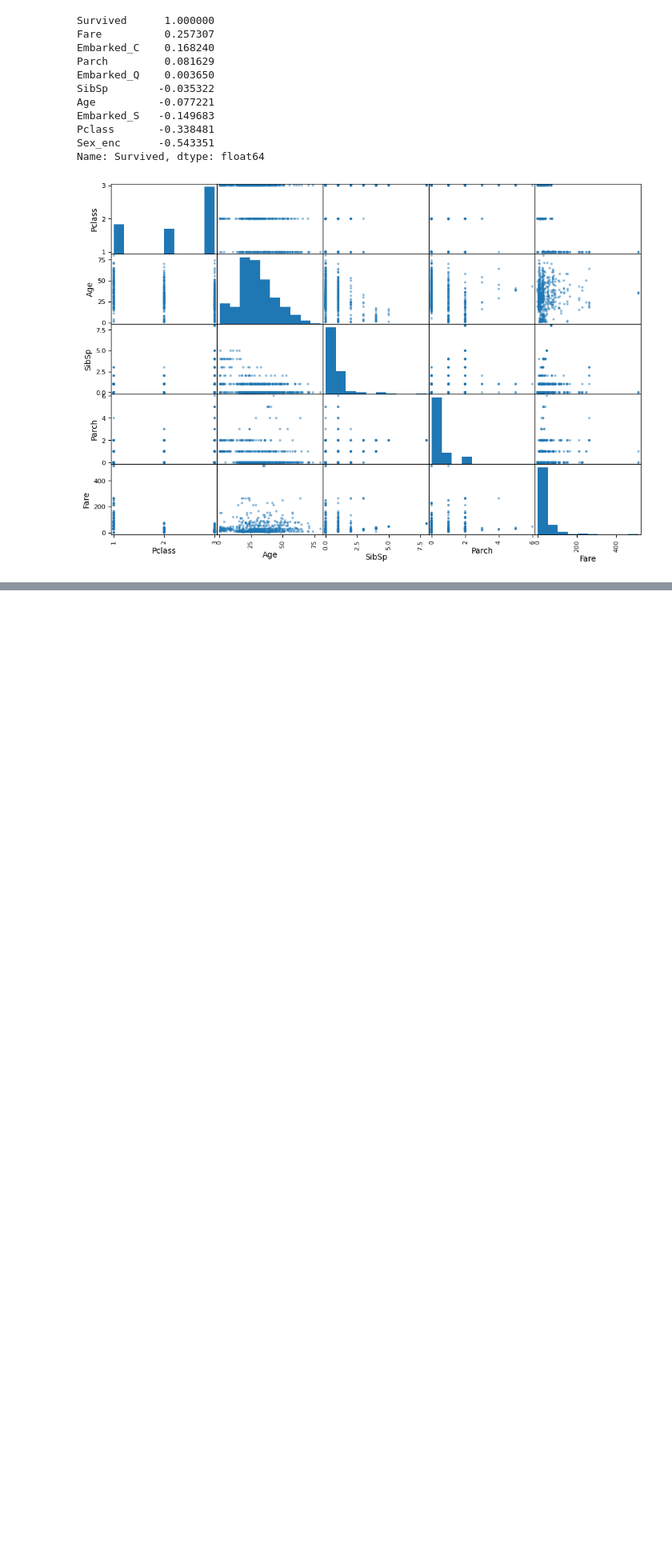
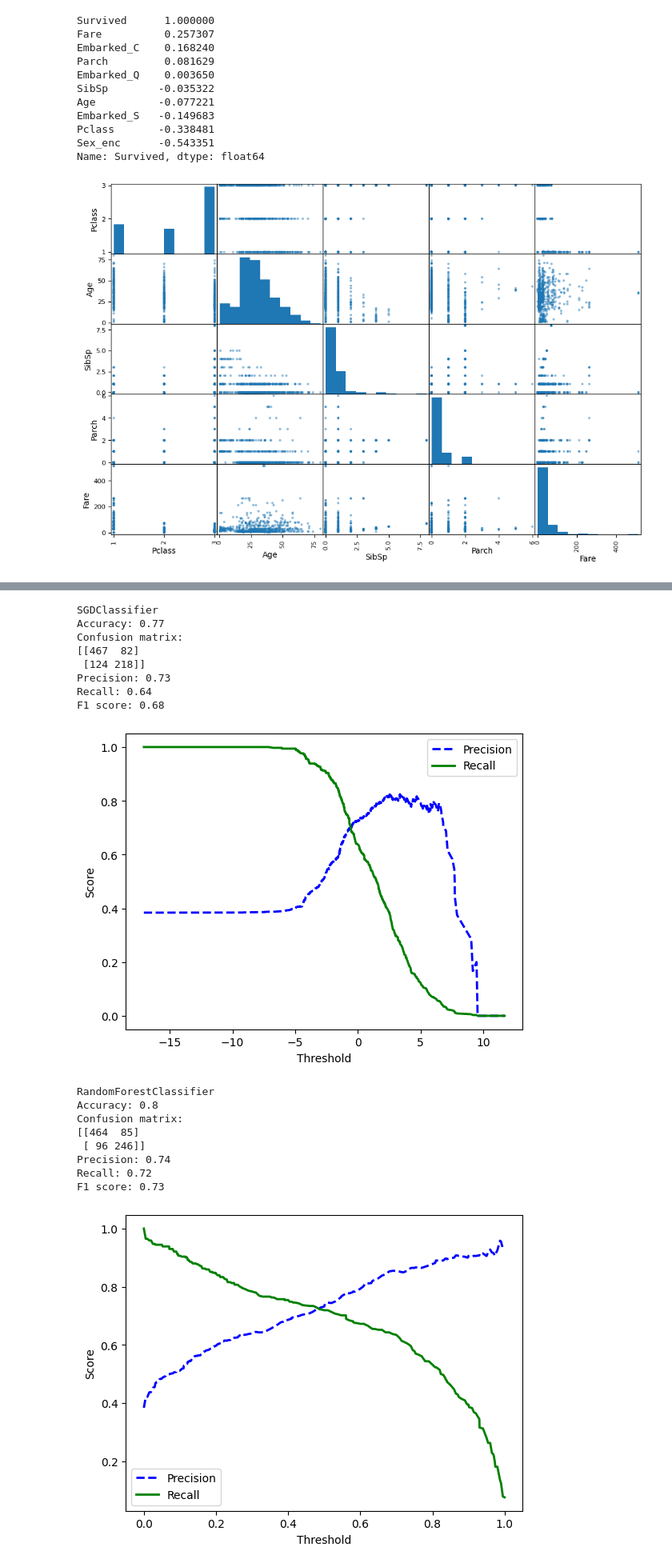
Before and after one commit to nfilipas/handson-ml3, a Jupyter notebook: exercises/chapter3.ipynb, the cells around one changed output, grey strips where cells are left out. Shown at 80% size. Drawn from its saved outputs; the diff is of its cells as text; code cells hidden in the pictures; blank space fills up the shorter version.

```diff
--- a/exercises/chapter3.ipynb
+++ b/exercises/chapter3.ipynb
@@ -233,3 +237,77 @@ X_train_prep.head()
 | 2 | -1.355574 | -0.482043 | -0.307562 | 0.615838 | 0.827377 | ... |
 | 3 | -1.355574 | -0.482043 | -0.307562 | 0.615838 | -1.566107 | ... |
 | 4 | 0.737695 | -0.482043 | -0.307562 | 0.615838 | 0.827377 | ... |
+# %%
+models = [SGDClassifier(random_state=42),
+          RandomForestClassifier(random_state=42)]
+precisions = {}
+recalls = {}
+thresholds = {}
+y_train_scores = {}
+
+for model in models:
+  model_pipeline = make_pipeline(preprocessing, model)
+  print(model.__class__.__name__)
+
+  y_train_pred = cross_val_predict(model_pipeline, X_train, y_train, cv=3)
+  print(f"Accuracy: {round(accuracy_score(y_train, y_train_pred), 2)}")
+  print(f"Confusion matrix:\n{confusion_matrix(y_train, y_train_pred)}")
+  print(f"Precision: {round(precision_score(y_train, y_train_pred), 2)}")
+  print(f"Recall: {round(recall_score(y_train, y_train_pred), 2)}")
+  print(f"F1 score: {round(f1_score(y_train, y_train_pred), 2)}")
+  print()
+
+  if isinstance(model, SGDClassifier):
+    y_train_scores[model] = cross_val_predict(model_pipeline, X_train, y_train,
+                                              cv=3, method="decision_function")
+  elif isinstance(model, RandomForestClassifier):
+    y_train_scores[model] = cross_val_predict(model_pipeline, X_train, y_train,
+                                              cv=3, method="predict_proba")
+    y_train_scores[model] = y_train_scores[model][:, 1]
+  precisions[model], recalls[model], thresholds[model] = precision_recall_curve(
+      y_train, y_train_scores[model])
+  plt.plot(thresholds[model], precisions[model][:-1], "b--", label="Precision",
+           linewidth=2)
+  plt.plot(thresholds[model], recalls[model][:-1], "g-", label="Recall",
+           linewidth=2)
+  plt.legend()
+  plt.xlabel("Threshold")
+  plt.ylabel("Score")
+  plt.show()
+  print()
+
+for model in models:
+  plt.plot(recalls[model], precisions[model], linewidth=2,
+           label=model.__class__.__name__)
+plt.xlabel("Recall")
+plt.ylabel("Precision")
+plt.legend()
+plt.show()
+print()
+
+for model in models:
+  fpr, tpr, thresholds = roc_curve(y_train, y_train_scores[model])
+  plt.plot(fpr, tpr, linewidth=2, label=model.__class__.__name__)
+plt.legend()
+plt.xlabel("FPS")
+plt.ylabel("Recall")
+plt.show()
+# %% [output]
+SGDClassifier
+Accuracy: 0.77
+Confusion matrix:
+[[467  82]
+ [124 218]]
+Precision: 0.73
+Recall: 0.64
+F1 score: 0.68
+[figure, added]
+RandomForestClassifier
+Accuracy: 0.8
+Confusion matrix:
+[[464  85]
+ [ 96 246]]
+Precision: 0.74
+Recall: 0.72
+F1 score: 0.73
+[figure, added]
```
Also changed, not shown: parts of 4 cells of this notebook.
